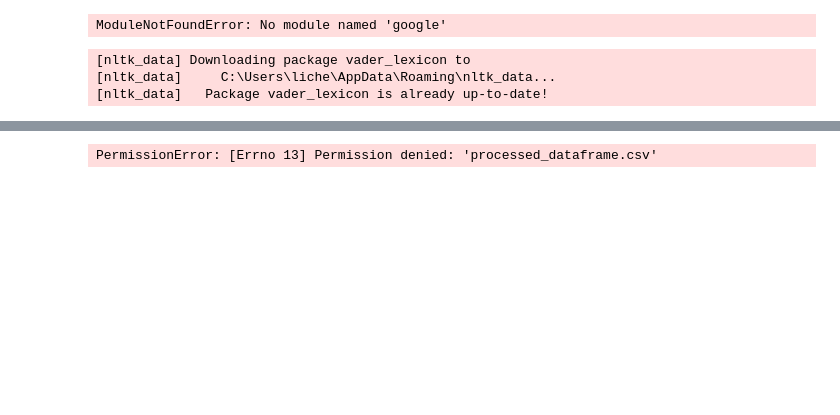
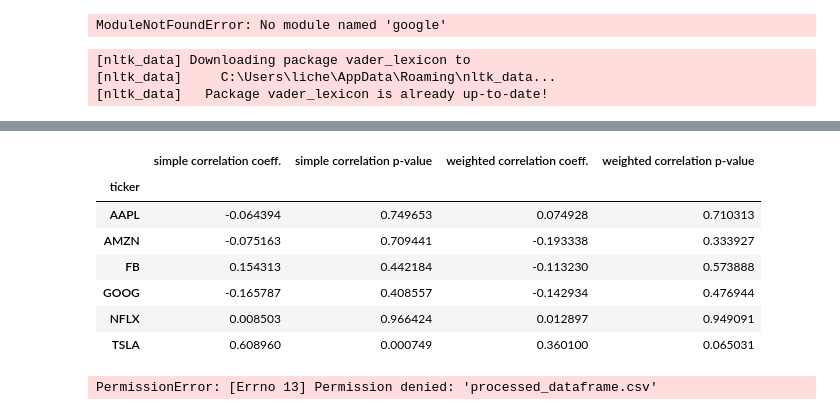
Before and after one commit to Andy-Li-l337/STAT1005, a Jupyter notebook: Objectives/Objective 2.ipynb, the cells around one changed output, grey strips where cells are left out. Saved outputs shown, nothing was run; the diff lists cells and outputs as text; code cells hidden in the pictures; blank space fills up the shorter version.

Commit message:
Completed linear correlation analysis

```diff
--- a/Objectives/Objective 2.ipynb
+++ b/Objectives/Objective 2.ipynb
@@ -72,3 +139,21 @@ tweets.index
+# %%
+def f(x):
+    d={}
+    d['simple correlation coeff.'] = pearsonr(x['simple_average_sentiment'], x['adj. close'])[0]
+    d['simple correlation p-value'] = pearsonr(x['simple_average_sentiment'], x['adj. close'])[1]
+    d['weighted correlation coeff.'] = pearsonr(x['weighted_average_sentiment'], x['adj. close'])[0]
+    d['weighted correlation p-value'] = pearsonr(x['weighted_average_sentiment'], x['adj. close'])[1]
+    return pd.Series(d, index=['simple correlation coeff.', 'simple correlation p-value','weighted correlation coeff.', 'weighted correlation p-value'])
+sentimentPrice.groupby(level=0).apply(f)
+# %% [output]
+|  | simple correlation coeff. | simple correlation p-value | weighted correlation coeff. | weighted correlation p-value |
+| ticker |  |  |  |  |
+| AAPL | -0.064394 | 0.749653 | 0.074928 | 0.710313 |
+| AMZN | -0.075163 | 0.709441 | -0.193338 | 0.333927 |
+| FB | 0.154313 | 0.442184 | -0.113230 | 0.573888 |
+| GOOG | -0.165787 | 0.408557 | -0.142934 | 0.476944 |
+| NFLX | 0.008503 | 0.966424 | 0.012897 | 0.949091 |
+| TSLA | 0.608960 | 0.000749 | 0.360100 | 0.065031 |
 # %%
 #Shouldn't be ran unless there are changes to twitter data source
 #Use tweets = pd.read_csv('processed.csv') instead
```
Also changed, not shown: parts of 8 cells of this notebook, 1 other file.
